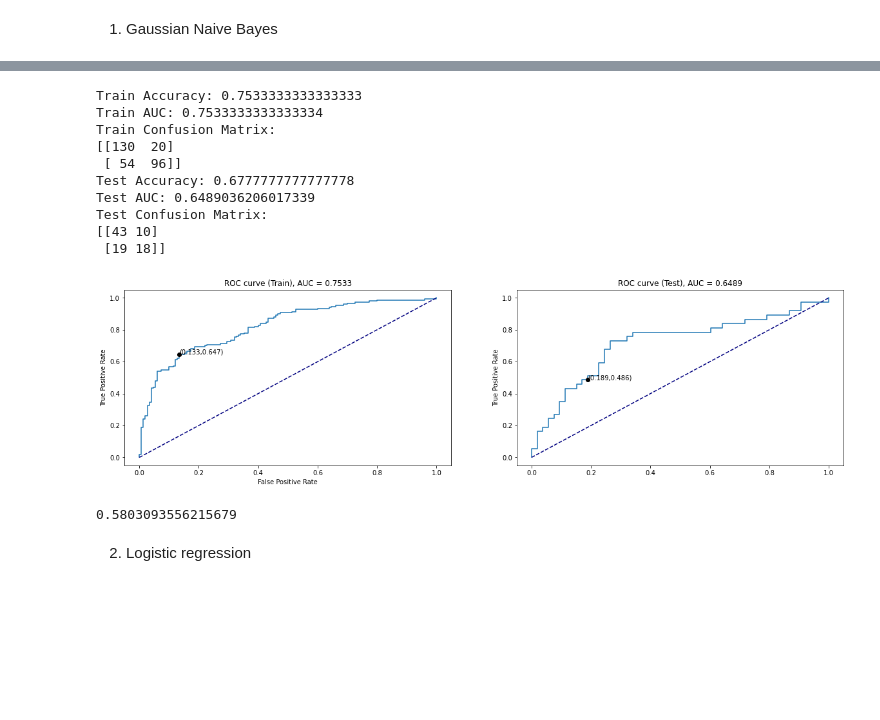
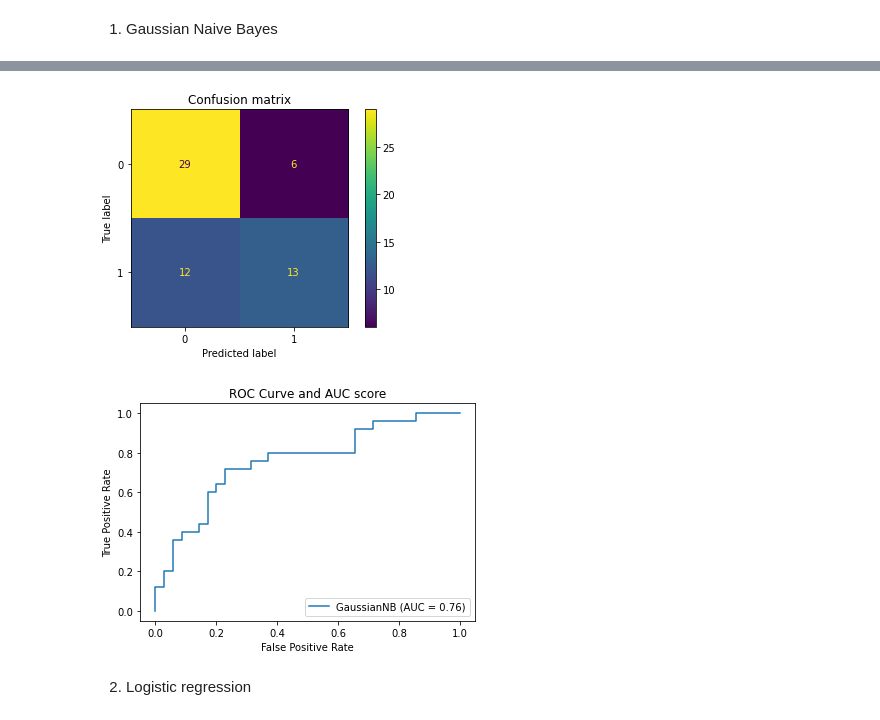
Before and after one commit to tminhquang00/EEET2485-heart-failure-prediction, a Jupyter notebook: heart-failure-detection.ipynb, the cells around one changed output, grey strips where cells are left out. Drawn from its saved outputs; the diff is of its cells as text; code cells hidden in the pictures; blank space fills up the shorter version.

```diff
--- a/heart-failure-detection.ipynb
+++ b/heart-failure-detection.ipynb
@@ -612,6 +556,6 @@ def plot_ROC(y_train_true, y_train_prob, y_test_true, y_test_prob):
 # %%
 def evaluate_model_performance(clf, X_train, y_train):
-    '''evaluate a model's accuracy and F1-score
+    '''evaluate a classification model's performance
     INPUT:
     clf - Model object
     X_train - Training data matrix
@@ -619,13 +563,22 @@ def evaluate_model_performance(clf, X_train, y_train):
     OUTPUT:
     clf_accuracy: Model accuracy
     clf_f1_score: Model F1-score
+    clf_recall_score: model recall score
+    clf_precision_score: model precision score
     '''
     y_pred_rf = clf.predict(X_train)
     clf_accuracy = accuracy_score(y_train, y_pred_rf)
     clf_f1_score = f1_score(y_train, y_pred_rf)
     clf_recall_score = recall_score(y_train, y_pred_rf, average='binary')
+    clf_precision_score = precision_score(y_train, y_pred_rf, average='binary')
 
-    return clf_accuracy, clf_f1_score, clf_recall_score
+    confusion_matrix = plot_confusion_matrix(clf, X_train, y_train)
+    plt.title("Confusion matrix")
+
+    roc_display = plot_roc_curve(clf, X_train, y_train)
+    plt.title("ROC Curve and AUC score")
+
+    return clf_accuracy, clf_f1_score, clf_recall_score, clf_precision_score
 # %%
 model_score = []
 # %% [markdown]
@@ -643,6 +596,6 @@ nb_clf.fit(X_train, y_train)
 
 print('Best Score: ', nb_clf.score(X_val, y_val))
 
-acc, f1, recall = evaluate_model_performance(nb_clf, X_val, y_val)
-model_score.append(['Gaussian Naive Bayes', acc, f1, recall])
+acc, f1, recall, precision = evaluate_model_performance(nb_clf, X_val, y_val)
+model_score.append(['Gaussian Naive Bayes', acc, f1, recall, precision])
 # %% [output]
@@ -652,20 +605,5 @@ Wall time: 9.21 ms
+[figure, added]
+[figure, added]
-# %%
-y_test_pred_proba = nb_clf.predict_proba(X_val)[::,1]
-y_train_pred_proba = nb_clf.predict_proba(X_train)[::,1]
-plot_ROC(y_train, y_train_pred_proba, y_val, y_test_pred_proba)
-# %% [output]
-Train Accuracy: 0.7533333333333333
-Train AUC: 0.7533333333333334
-Train Confusion Matrix:
-[[130  20]
- [ 54  96]]
-Test Accuracy: 0.6777777777777778
-Test AUC: 0.6489036206017339
-Test Confusion Matrix:
-[[43 10]
- [19 18]]
-[figure, removed]
-0.5803093556215679
 # %% [markdown]
 2. Logistic regression
 # %%
```
Also changed, not shown: parts of 25 cells of this notebook, 1 other file.
